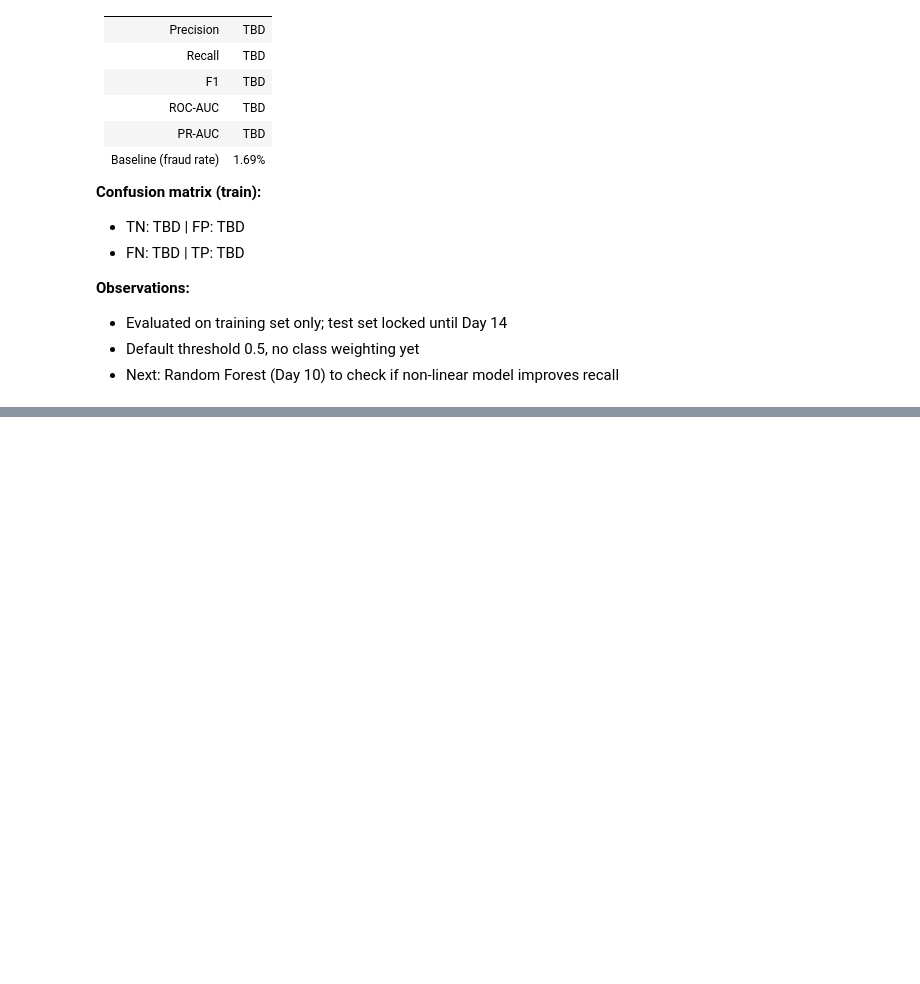
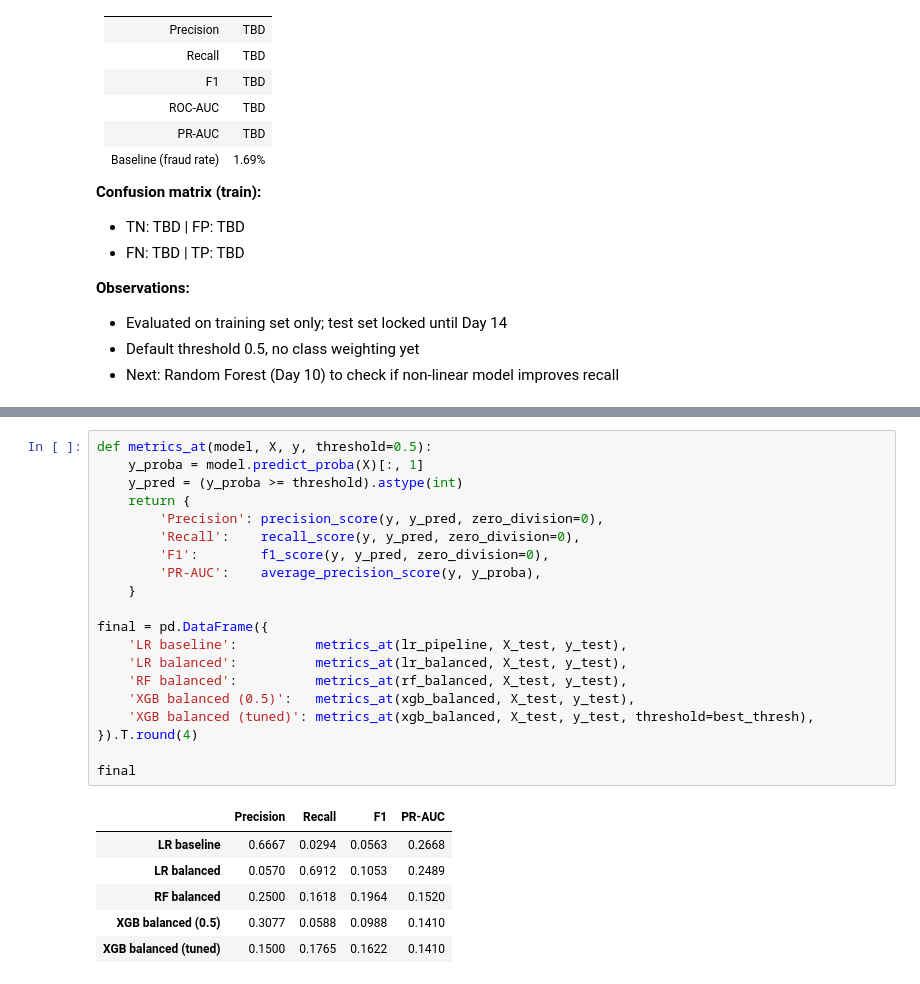
Before and after one commit to Uday2419/Fraudlense, a Jupyter notebook: notebooks/04_model_comparison.ipynb, the cells around one changed output, grey strips where cells are left out. Drawn from its saved outputs; the diff is of its cells as text; blank space fills up the shorter version.

```diff
--- a/notebooks/04_model_comparison.ipynb
+++ b/notebooks/04_model_comparison.ipynb
@@ -402,0 +802,27 @@ plt.show()
+# %%
+def metrics_at(model, X, y, threshold=0.5):
+    y_proba = model.predict_proba(X)[:, 1]
+    y_pred = (y_proba >= threshold).astype(int)
+    return {
+        'Precision': precision_score(y, y_pred, zero_division=0),
+        'Recall':    recall_score(y, y_pred, zero_division=0),
+        'F1':        f1_score(y, y_pred, zero_division=0),
+        'PR-AUC':    average_precision_score(y, y_proba),
+    }
+
+final = pd.DataFrame({
+    'LR baseline':          metrics_at(lr_pipeline, X_test, y_test),
+    'LR balanced':          metrics_at(lr_balanced, X_test, y_test),
+    'RF balanced':          metrics_at(rf_balanced, X_test, y_test),
+    'XGB balanced (0.5)':   metrics_at(xgb_balanced, X_test, y_test),
+    'XGB balanced (tuned)': metrics_at(xgb_balanced, X_test, y_test, threshold=best_thresh),
+}).T.round(4)
+
+final
+# %% [output]
+|  | Precision | Recall | F1 | PR-AUC |
+| LR baseline | 0.6667 | 0.0294 | 0.0563 | 0.2668 |
+| LR balanced | 0.0570 | 0.6912 | 0.1053 | 0.2489 |
+| RF balanced | 0.2500 | 0.1618 | 0.1964 | 0.1520 |
+| XGB balanced (0.5) | 0.3077 | 0.0588 | 0.0988 | 0.1410 |
+| XGB balanced (tuned) | 0.1500 | 0.1765 | 0.1622 | 0.1410 |
```
Also changed, not shown: parts of 20 cells of this notebook, 2 other files.
